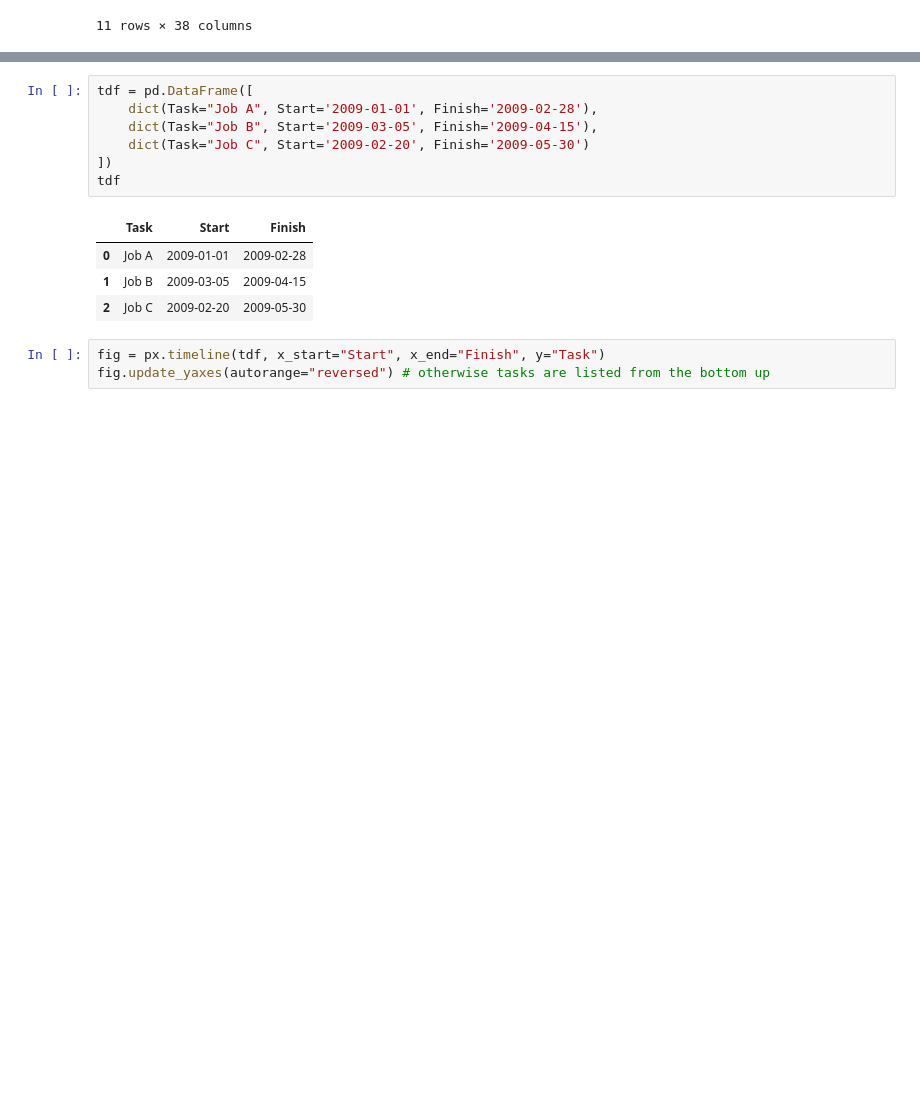
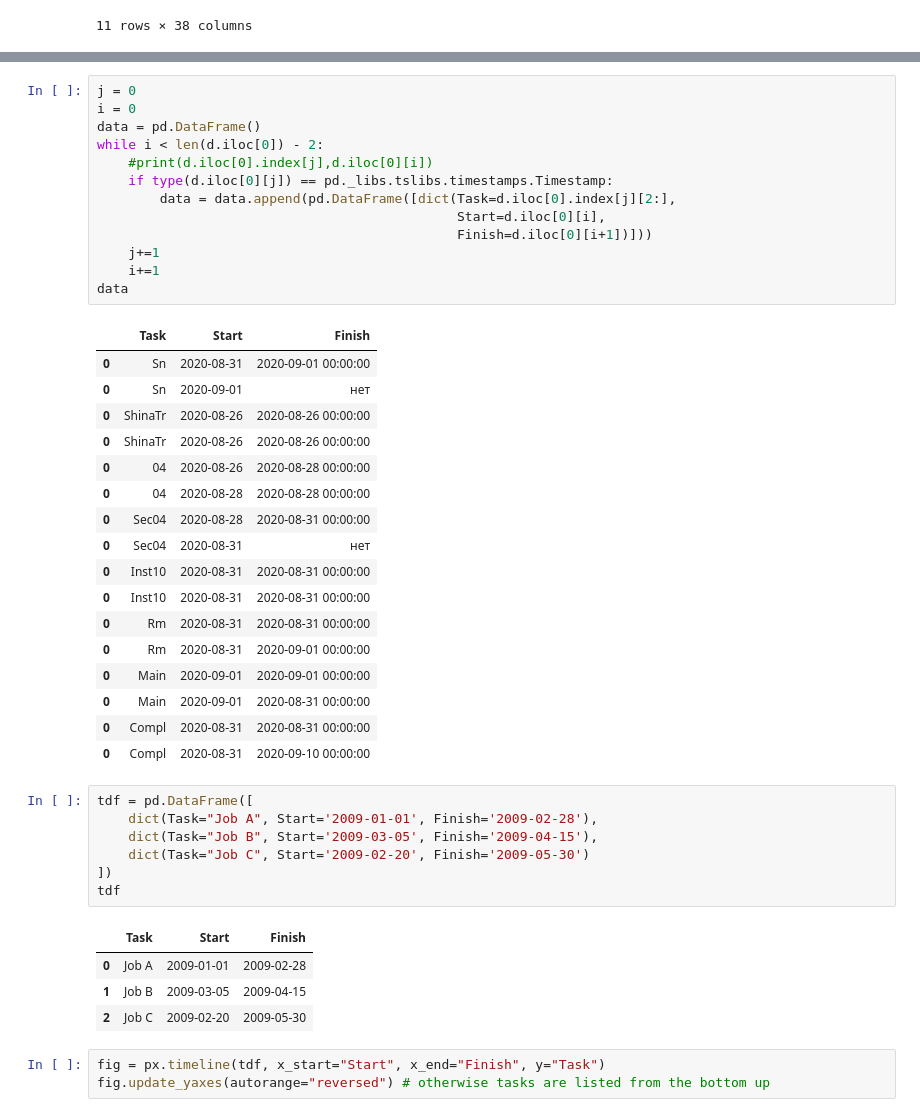
Before and after one commit to TimurKarev/Plan, a Jupyter notebook: test.ipynb, the cells around one changed output, grey strips where cells are left out. Saved outputs shown, nothing was run; the diff lists cells and outputs as text; blank space fills up the shorter version.

```diff
--- a/test.ipynb
+++ b/test.ipynb
@@ -119,3 +155,34 @@ d
+# %%
+j = 0
+i = 0
+data = pd.DataFrame()
+while i < len(d.iloc[0]) - 2:
+    #print(d.iloc[0].index[j],d.iloc[0][i])
+    if type(d.iloc[0][j]) == pd._libs.tslibs.timestamps.Timestamp:
+        data = data.append(pd.DataFrame([dict(Task=d.iloc[0].index[j][2:],
+                                              Start=d.iloc[0][i],
+                                              Finish=d.iloc[0][i+1])]))
+    j+=1
+    i+=1
+data
+# %% [output]
+|  | Task | Start | Finish |
+| 0 | Sn | 2020-08-31 | 2020-09-01 00:00:00 |
+| 0 | Sn | 2020-09-01 | нет |
+| 0 | ShinaTr | 2020-08-26 | 2020-08-26 00:00:00 |
+| 0 | ShinaTr | 2020-08-26 | 2020-08-26 00:00:00 |
+| 0 | 04 | 2020-08-26 | 2020-08-28 00:00:00 |
+| 0 | 04 | 2020-08-28 | 2020-08-28 00:00:00 |
+| 0 | Sec04 | 2020-08-28 | 2020-08-31 00:00:00 |
+| 0 | Sec04 | 2020-08-31 | нет |
+| 0 | Inst10 | 2020-08-31 | 2020-08-31 00:00:00 |
+| 0 | Inst10 | 2020-08-31 | 2020-08-31 00:00:00 |
+| 0 | Rm | 2020-08-31 | 2020-08-31 00:00:00 |
+| 0 | Rm | 2020-08-31 | 2020-09-01 00:00:00 |
+| 0 | Main | 2020-09-01 | 2020-09-01 00:00:00 |
+| 0 | Main | 2020-09-01 | 2020-08-31 00:00:00 |
+| 0 | Compl | 2020-08-31 | 2020-08-31 00:00:00 |
+| 0 | Compl | 2020-08-31 | 2020-09-10 00:00:00 |
 # %%
 tdf = pd.DataFrame([
     dict(Task="Job A", Start='2009-01-01', Finish='2009-02-28'),
```
Also changed, not shown: parts of 3 cells of this notebook.
